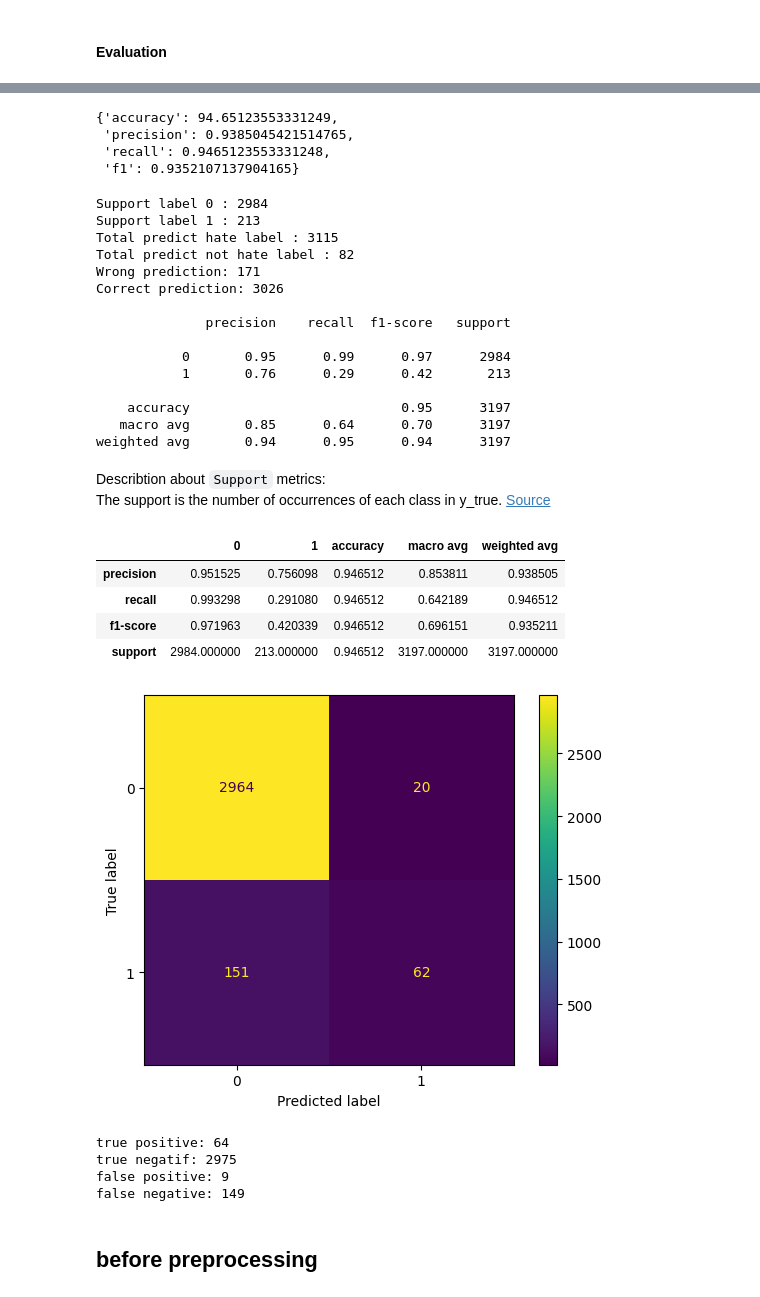
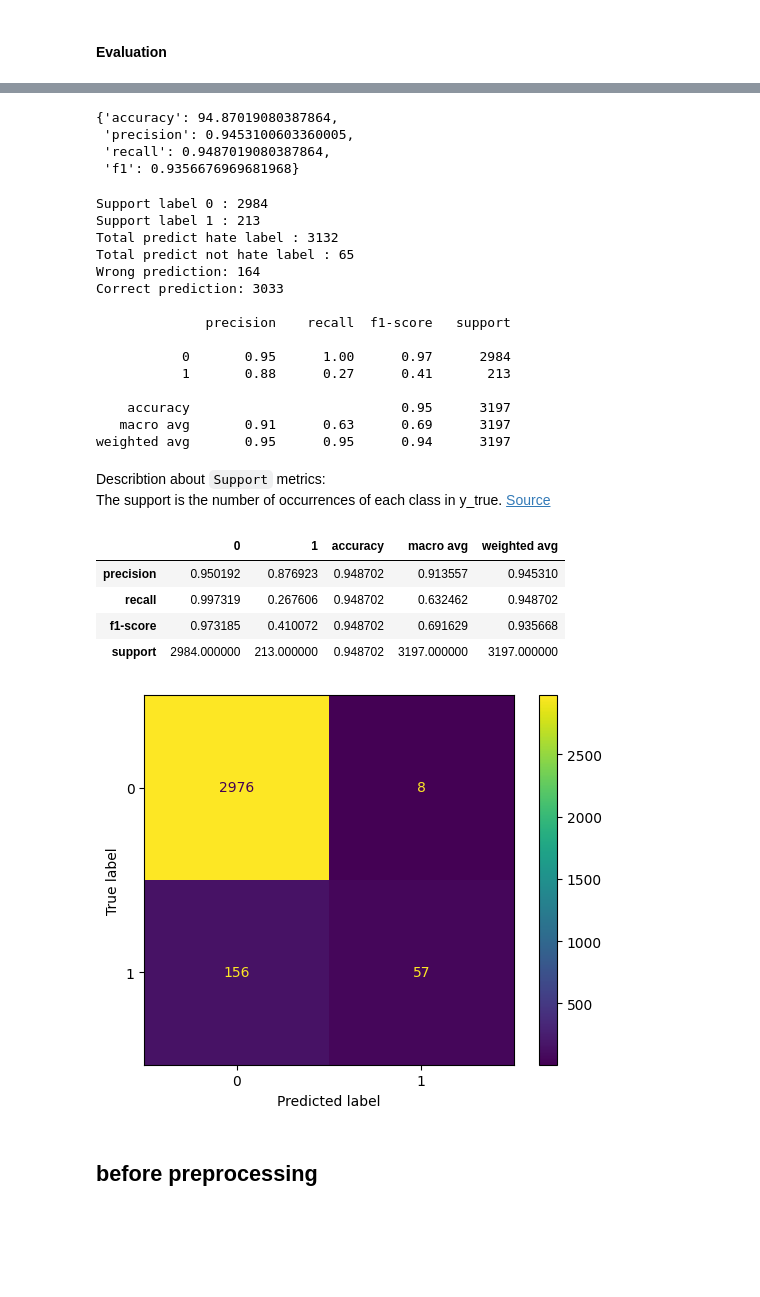
Before and after one commit to ackermanjayjay/Detection-tweets-hate-speech, a Jupyter notebook: Tweets_hate_speech.ipynb, the cells around one changed output, grey strips where cells are left out. Cells and saved outputs as stored; diff of their text form; code cells hidden in the pictures; blank space fills up the shorter version.

Commit message:
adding results

```diff
--- a/Tweets_hate_speech.ipynb
+++ b/Tweets_hate_speech.ipynb
@@ -658,7 +633,7 @@ weighted avg       0.95      0.96      0.95      3197
 # %% [markdown]
 ### KNN
 # %%
-model_knn=Pipeline([
+model_knn_preprocessing_bagOfWords=Pipeline([
     ('count vector',CountVectorizer()),
     ('KNN',KNeighborsClassifier(metric='cosine'))
 ])
@@ -669,0 +640,2 @@ Pipeline(steps=[('count vector', CountVectorizer()),
+# %%
+model_knn_preprocessing_bagOfWords.fit(X_train_preprocessing,y_train_preprocessing)
@@ -670,5 +645,2 @@ Pipeline(steps=[('count vector', CountVectorizer()),
 # %% [markdown]
 #### Evaluation
-# %%
-classes_=model_knn['KNN'].classes_
-classes_
@@ -702,0 +652,2 @@ def calculate_results(y_true, y_pred):
+# %%
+predict_knn_after_preprocess_bagOfWords=model_knn_preprocessing_bagOfWords.predict(X_test_preprocessing)
@@ -703,8 +658,8 @@ def calculate_results(y_true, y_pred):
 # %%
-result_knn_after_preprocessing_bagOfWord=calculate_results(y_test_after_preprocess,predict_knn)
+result_knn_after_preprocessing_bagOfWord=calculate_results(y_test_preprocessing,predict_knn_after_preprocess_bagOfWords)
 result_knn_after_preprocessing_bagOfWord
 # %% [output]
-{'accuracy': 94.65123553331249,
- 'precision': 0.9385045421514765,
- 'recall': 0.9465123553331248,
- 'f1': 0.9352107137904165}
+{'accuracy': 94.87019080387864,
+ 'precision': 0.9453100603360005,
+ 'recall': 0.9487019080387864,
+ 'f1': 0.9356676969681968}
@@ -713,60 +668,50 @@ tn_knn, fp_knn, fn_knn, tp_knn = confusion_matrix(y_test_after_preprocess,predic
 # %%
-wrong_predict_knn_=(y_test_after_preprocess!=predict_knn_after_preprocess).sum()
-correct_predict_knn_=(y_test_after_preprocess==predict_knn_after_preprocess).sum()
-predict_hate_label=(predict_knn_after_preprocess==0).sum()
-predict_not_hate_label=(predict_knn_after_preprocess==1).sum()
-labels_true_hate_speech=(y_test_after_preprocess==0).sum()
-label_true_not_hate=(y_test_after_preprocess!=0).sum()
+wrong_predict_knn_=(y_test_preprocessing!=predict_knn_after_preprocess_bagOfWords).sum()
+correct_predict_knn_=(y_test_preprocessing==predict_knn_after_preprocess_bagOfWords).sum()
+predict_hate_label=(predict_knn_after_preprocess_bagOfWords==0).sum()
+predict_not_hate_label=(predict_knn_after_preprocess_bagOfWords==1).sum()
+labels_true_hate_speech=(y_test_preprocessing==0).sum()
+label_true_not_hate=(y_test_preprocessing!=0).sum()
 print(f'Support label 0 : {labels_true_hate_speech}')
 print(f'Support label 1 : {label_true_not_hate}')
 print(f'Total predict hate label : {predict_hate_label}')
 print(f'Total predict not hate label : {predict_not_hate_label}')
 print(f'Wrong prediction: {wrong_predict_knn_}')
 print(f'Correct prediction: {correct_predict_knn_}\n')
-print(classification_report(y_true=y_test_after_preprocess,y_pred=predict_knn_after_preprocess))
+print(classification_report(y_true=y_test_preprocessing,y_pred=predict_knn_after_preprocess_bagOfWords))
 # %% [output]
 Support label 0 : 2984
 Support label 1 : 213
-Total predict hate label : 3115
-Total predict not hate label : 82
-Wrong prediction: 171
-Correct prediction: 3026
+Total predict hate label : 3132
+Total predict not hate label : 65
+Wrong prediction: 164
+Correct prediction: 3033
 
               precision    recall  f1-score   support
 
-           0       0.95      0.99      0.97      2984
-           1       0.76      0.29      0.42       213
+           0       0.95      1.00      0.97      2984
+           1       0.88      0.27      0.41       213
 
     accuracy                           0.95      3197
-   macro avg       0.85      0.64      0.70      3197
-weighted avg       0.94      0.95      0.94      3197
+   macro avg       0.91      0.63      0.69      3197
+weighted avg       0.95      0.95      0.94      3197
 # %% [markdown]
 Describtion about `Support` metrics: <br>
 The support is the number of occurrences of each class in y_true.
 [Source](https://scikit-learn.org/stable/modules/generated/sklearn.metrics.precision_recall_fscore_support.html#:~:text=The%20support%20is%20the%20number,weighted'%20or%20'samples'%20.)
 # %%
-pd.DataFrame(classification_report(y_true=y_test_after_preprocess,y_pred=predict_knn_after_preprocess,output_dict='dict'))
+pd.DataFrame(classification_report(y_true=y_test_preprocessing,y_pred=predict_knn_after_preprocess_bagOfWords,output_dict='dict'))
 # %% [output]
 |  | 0 | 1 | accuracy | macro avg | weighted avg |
-| precision | 0.951525 | 0.756098 | 0.946512 | 0.853811 | 0.938505 |
-| recall | 0.993298 | 0.291080 | 0.946512 | 0.642189 | 0.946512 |
-| f1-score | 0.971963 | 0.420339 | 0.946512 | 0.696151 | 0.935211 |
-| support | 2984.000000 | 213.000000 | 0.946512 | 3197.000000 | 3197.000000 |
+| precision | 0.950192 | 0.876923 | 0.948702 | 0.913557 | 0.945310 |
+| recall | 0.997319 | 0.267606 | 0.948702 | 0.632462 | 0.948702 |
+| f1-score | 0.973185 | 0.410072 | 0.948702 | 0.691629 | 0.935668 |
+| support | 2984.000000 | 213.000000 | 0.948702 | 3197.000000 | 3197.000000 |
 # %%
-cm_knn = confusion_matrix(y_test_after_preprocess, predict_knn_after_preprocess, labels=classes_)
+cm_knn = confusion_matrix(y_test_preprocessing, predict_knn_after_preprocess_bagOfWords, labels=classes_)
 disp = ConfusionMatrixDisplay(confusion_matrix=cm_knn,
                                display_labels=classes_)
 disp.plot()
 plt.show()
 # %% [output]
-[figure, old version]
+[figure, new version]
-# %%
-print(f'true positive: {tp_knn}')
-print(f'true negatif: {tn_knn}')
-print(f'false positive: {fp_knn}')
-print(f'false negative: {fn_knn}')
-# %% [output]
-true positive: 64
-true negatif: 2975
-false positive: 9
-false negative: 149
```
Also changed, not shown: parts of 105 cells of this notebook.
